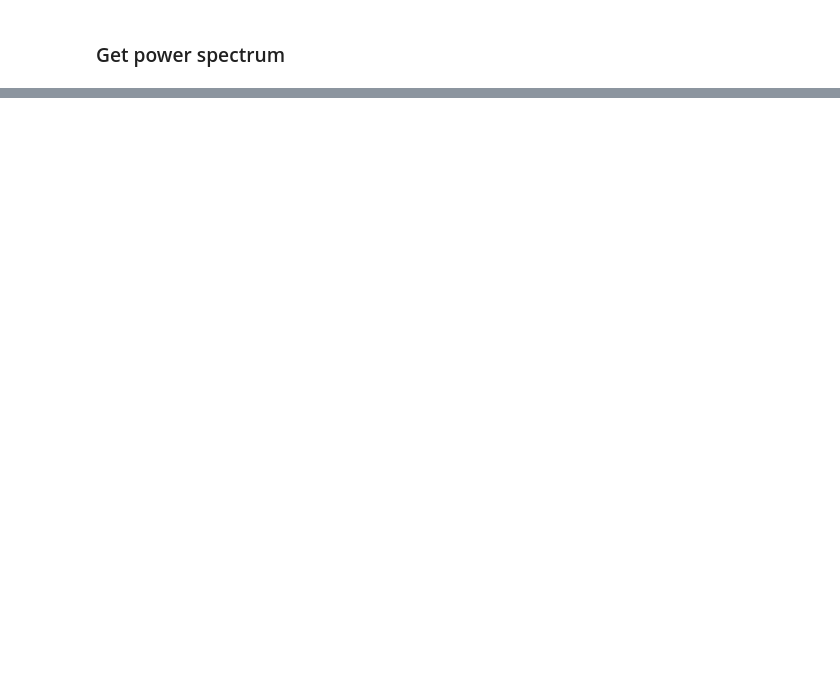
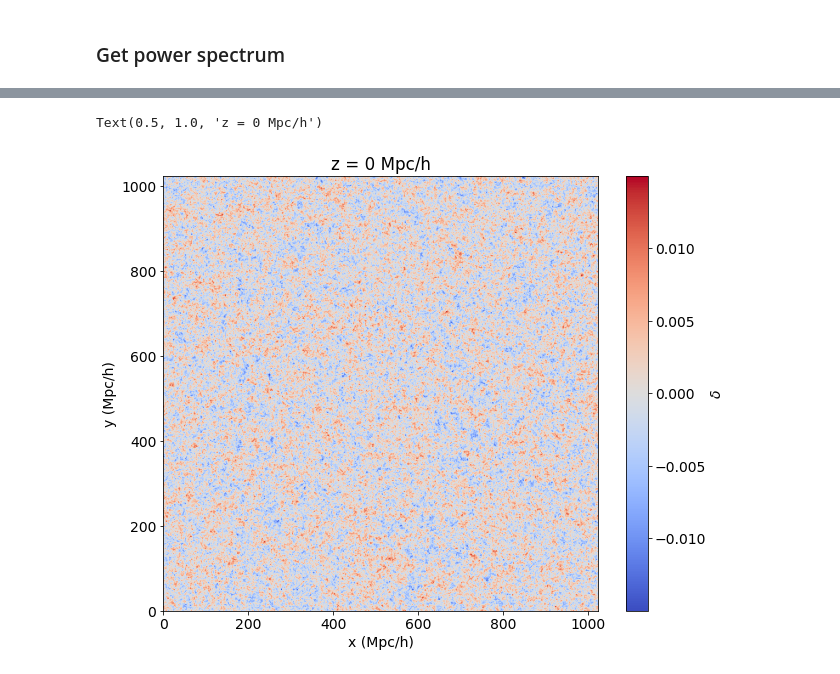
Before and after one commit to jrs65/phys571, a Jupyter notebook: assignments/hw4_part_b.ipynb, the cells around one changed output, grey strips where cells are left out. Saved outputs shown, nothing was run; the diff lists cells and outputs as text; code cells hidden in the pictures; blank space fills up the shorter version.

```diff
--- a/assignments/hw4_part_b.ipynb
+++ b/assignments/hw4_part_b.ipynb
@@ -94,0 +92,17 @@ plt.title("z = 0 Mpc/h")
+# %%
+# Plot the density contrast field at Z=0
+vlim = 4 * delta.std()
+fig, axis = plt.subplots(1, 1, figsize=(10, 8))
+
+im = axis.imshow(delta[..., 0], cmap="coolwarm", origin="lower", extent=(0, N * d, 0, N * d), vmin=-vlim, vmax=vlim)
+fig.colorbar(im, label="$\delta$")
+axis.set_xlabel("x (Mpc/h)")
+axis.set_ylabel("y (Mpc/h)")
+axis.set_title("z = 0 Mpc/h")
+
+# zoom in if desired
+#axis.set_xlim(-100, 100)
+#axis.set_ylim(-100, 100)
+# %% [output]
+Text(0.5, 1.0, 'z = 0 Mpc/h')
+[figure, added]
```
Also changed, not shown: parts of 10 cells of this notebook, 1 other file.
